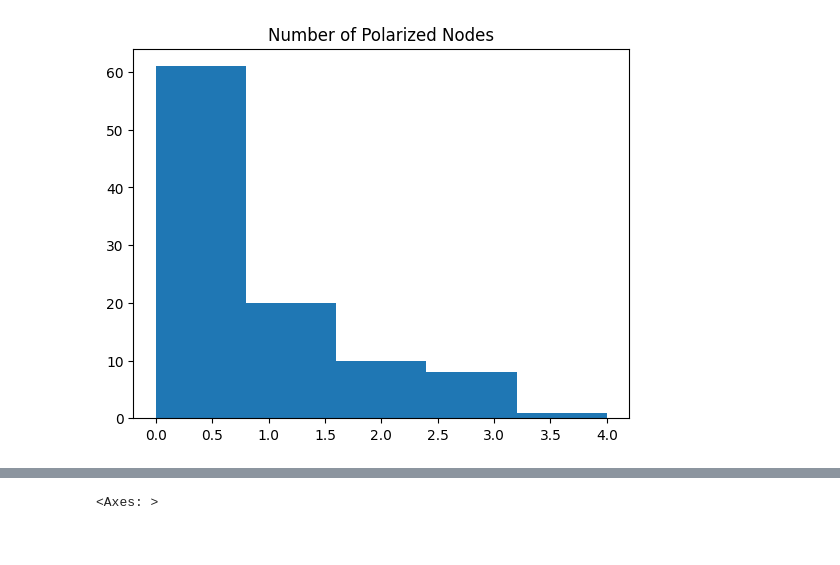
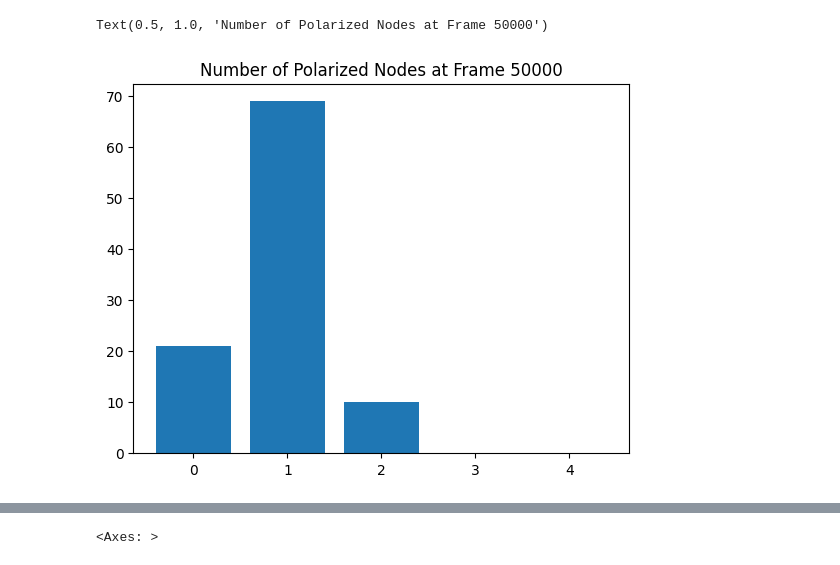
Before and after one commit to bozunhuang/PIP-polarization-simulation, a Jupyter notebook: data_analysis/model.ipynb, the cells around one changed output, grey strips where cells are left out. Saved outputs shown, nothing was run; the diff lists cells and outputs as text; code cells hidden in the pictures.

```diff
--- a/data_analysis/model.ipynb
+++ b/data_analysis/model.ipynb
@@ -5,13 +5,13 @@ import matplotlib.pyplot as plt
 import pandas as pd
 import seaborn as sns
 # %%
-mpft1 = pd.read_csv("../data/asymmetry_test_5.csv")
+mpft1 = pd.read_csv("../data/8-5-20-200-1.csv")
 # %%
 def feature_engineering(data):
     for i in range(1, 5):
         data['Polarization Index ' + str(i)] = (data['Average Node ' + str(i) + ' X'] - data['Average Body X'])
     for i in range(1, 5):
-        data['Node ' + str(i) + ' is Polarized'] = ((data['Polarization Index ' + str(i)] > 0.211) & (data['Average Node ' + str(i) + ' X'] > 0.75)).astype(int)
+        data['Node ' + str(i) + ' is Polarized'] = ((data['Polarization Index ' + str(i)] > 0.3) & (data['Average Node ' + str(i) + ' X'] > 0.7)).astype(int)
     node_cols = [f'Node {i} is Polarized' for i in range(1, 5)]
     data['Number of Polarized Nodes'] = data[node_cols].sum(axis=1)
     return data
@@ -69,9 +77,16 @@ plt.title("Total number of polarizations on each node (" + str(processed_data.sh
 # %%
 node_cols = [f'Node {i} is Polarized' for i in range(1, 5)]
 processed_data['Number of Polarized Nodes'] = processed_data[node_cols].sum(axis=1)
 processed_data.head()
 
-plt.hist(processed_data['Number of Polarized Nodes'], bins=5)
-plt.title('Number of Polarized Nodes');
+plt.hist(
+    processed_data["Number of Polarized Nodes"][
+        processed_data["Frame Number"] == 50000
+    ],
+    bins=np.arange(-0.5, 5.5, 1),
+    rwidth=0.8,
+)
+plt.title("Number of Polarized Nodes at Frame 50000")
 # %% [output]
+Text(0.5, 1.0, 'Number of Polarized Nodes at Frame 50000')
-[figure, old version]
+[figure, new version]
```
Also changed, not shown: parts of 7 cells of this notebook, 2 other files.
